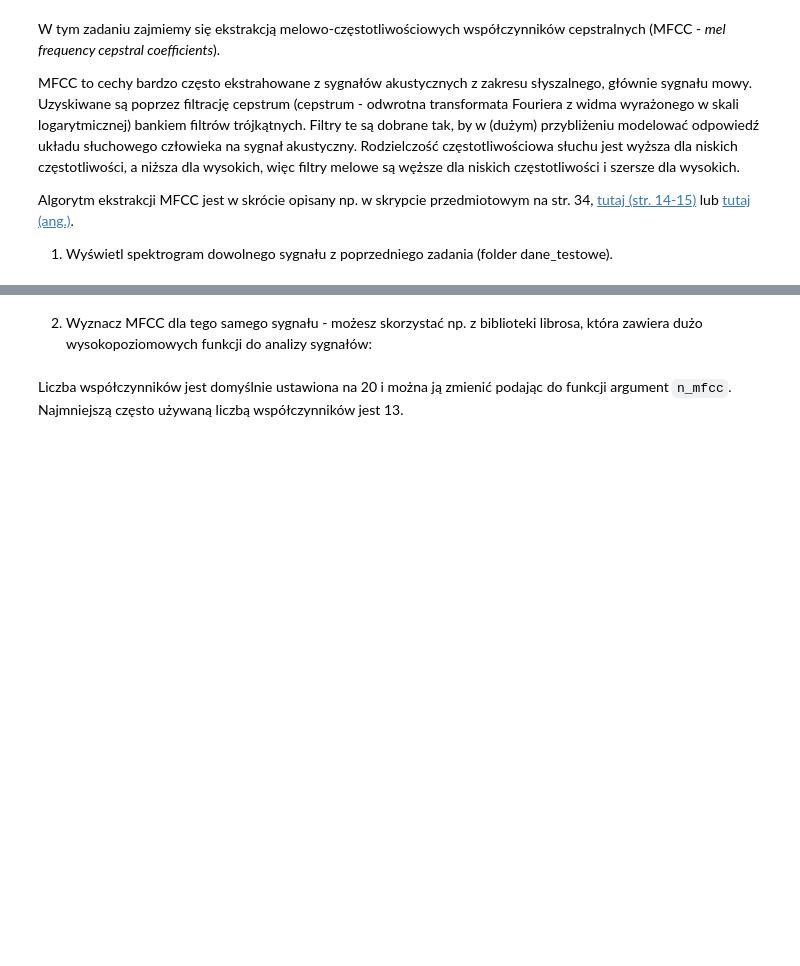
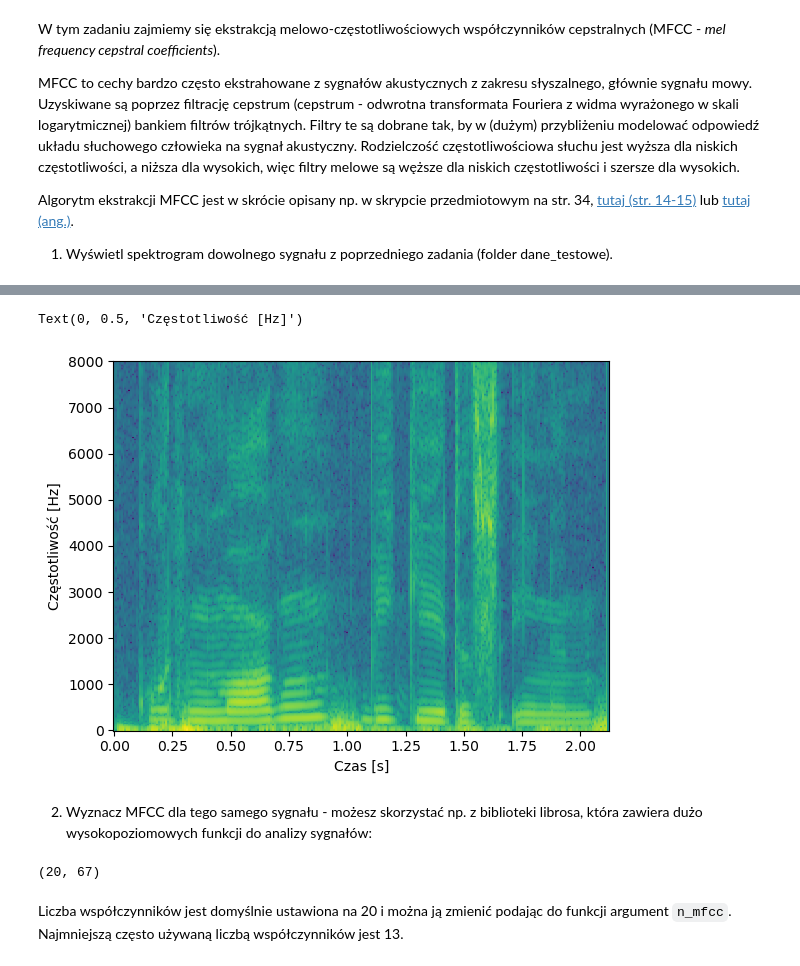
Before and after one commit to matgaj/pum2025, a Jupyter notebook: Lab2/Lab2_zad2_MFCC.ipynb, the cells around one changed output, grey strips where cells are left out. Saved outputs shown, nothing was run; the diff lists cells and outputs as text; code cells hidden in the pictures; blank space fills up the shorter version.

```diff
--- a/Lab2/Lab2_zad2_MFCC.ipynb
+++ b/Lab2/Lab2_zad2_MFCC.ipynb
@@ -9,11 +34,19 @@ Algorytm ekstrakcji MFCC jest w skrócie opisany np. w skrypcie przedmiotowym na
+# %%
+plt.pcolormesh(t, f, 10*np.log10(S))
+plt.xlabel('Czas [s]')
+plt.ylabel('Częstotliwość [Hz]')
+# %% [output]
+Text(0, 0.5, 'Częstotliwość [Hz]')
+[figure, added]
 # %% [markdown]
 2. Wyznacz MFCC dla tego samego sygnału - możesz skorzystać np. z biblioteki librosa, która zawiera dużo wysokopoziomowych funkcji do analizy sygnałów:
 # %%
 import librosa
-
-x, fs = librosa.load('nazwa_pliku.wav')
-mfcc_20_coeffs = librosa.feature.mfcc(x, sr=fs)
+# x, fs = librosa.load('nazwa_pliku.wav')
+mfcc_20_coeffs = librosa.feature.mfcc(y=data.astype(float), sr=fs, n_mfcc=20)
 print(mfcc_20_coeffs.shape) #pierwszy wymiar - liczba współczynników MFCC, drugi - liczba ramek sygnału
+# %% [output]
+(20, 67)
 # %% [markdown]
 Liczba współczynników jest domyślnie ustawiona na 20 i można ją zmienić podając do funkcji argument `n_mfcc`. Najmniejszą często używaną liczbą współczynników jest 13.
 # %%
```
Also changed, not shown: parts of 11 cells of this notebook, 3 other files.
